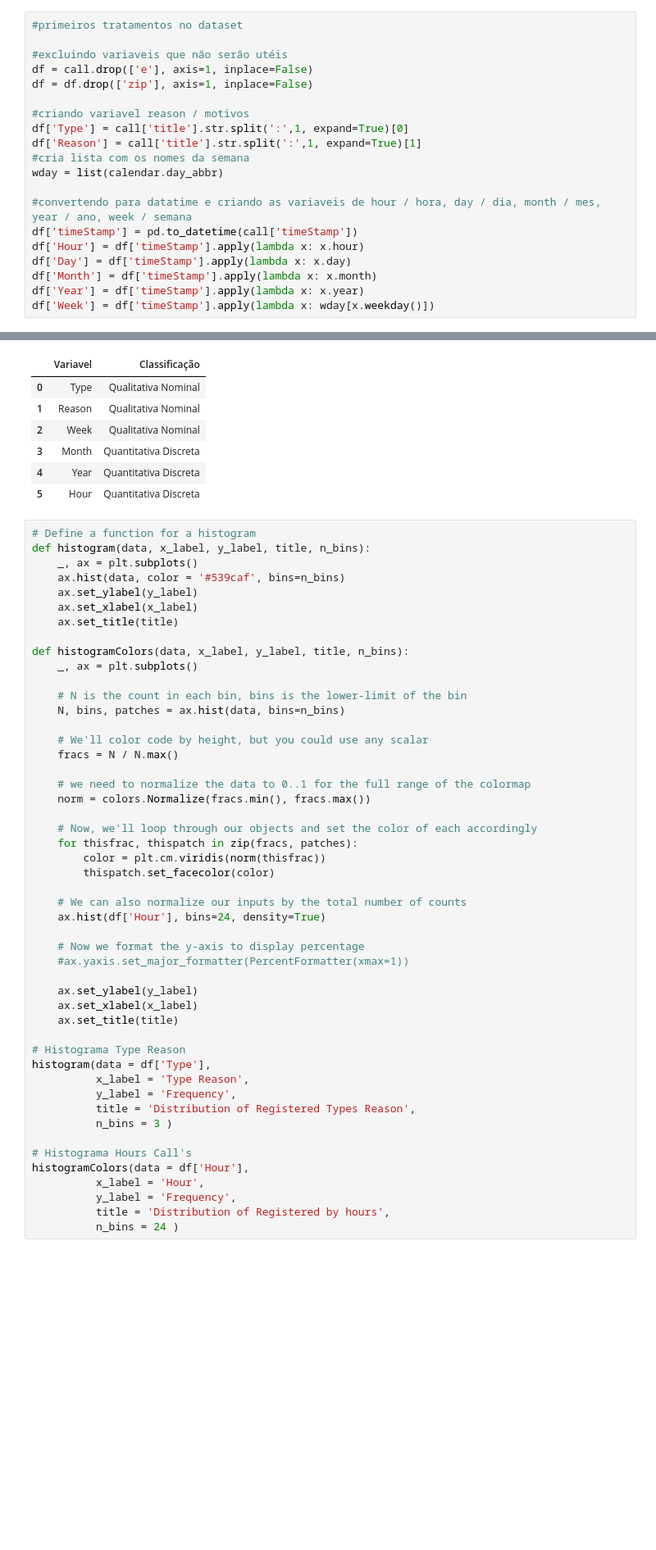
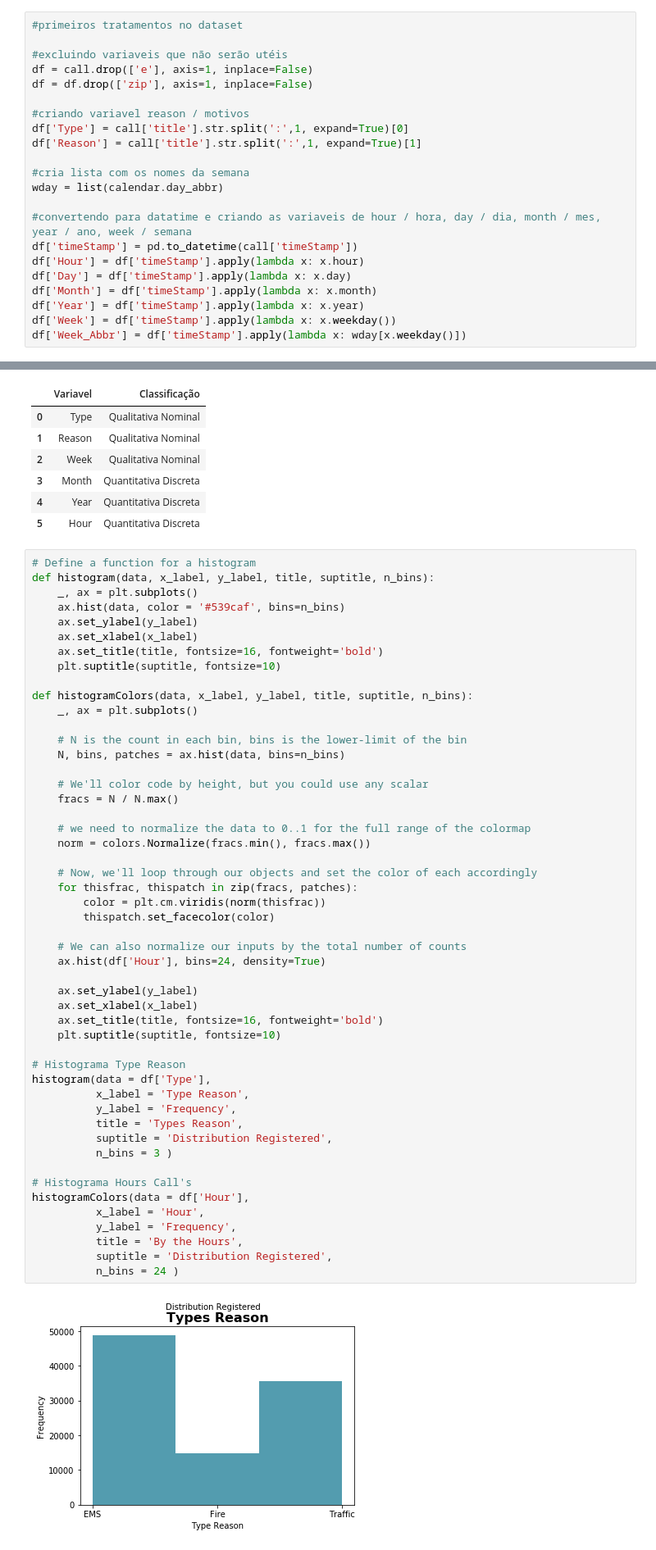
Before and after one commit to aabrantes/datascience, a Jupyter notebook: Trabalho_Apresentação.ipynb, the cells around one changed output, grey strips where cells are left out. Shown: that part at 82% size. Cells and saved outputs as stored; diff of their text form; blank space fills up the shorter version.

```diff
--- a/Trabalho_Apresentação.ipynb
+++ b/Trabalho_Apresentação.ipynb
@@ -36,6 +35,7 @@ df = df.drop(['zip'], axis=1, inplace=False)
 #criando variavel reason / motivos
 df['Type'] = call['title'].str.split(':',1, expand=True)[0]
 df['Reason'] = call['title'].str.split(':',1, expand=True)[1]
+
 #cria lista com os nomes da semana
 wday = list(calendar.day_abbr)
 
@@ -45,7 +45,8 @@ df['Hour'] = df['timeStamp'].apply(lambda x: x.hour)
 df['Day'] = df['timeStamp'].apply(lambda x: x.day)
 df['Month'] = df['timeStamp'].apply(lambda x: x.month)
 df['Year'] = df['timeStamp'].apply(lambda x: x.year)
-df['Week'] = df['timeStamp'].apply(lambda x: wday[x.weekday()])
+df['Week'] = df['timeStamp'].apply(lambda x: x.weekday())
+df['Week_Abbr'] = df['timeStamp'].apply(lambda x: wday[x.weekday()])
 # %%
 df.head(1)
 # %% [output]
@@ -70,50 +71,53 @@ variaveis
 | 5 | Hour | Quantitativa Discreta |
 # %%
 # Define a function for a histogram
-def histogram(data, x_label, y_label, title, n_bins):
+def histogram(data, x_label, y_label, title, suptitle, n_bins):
     _, ax = plt.subplots()
     ax.hist(data, color = '#539caf', bins=n_bins)
     ax.set_ylabel(y_label)
     ax.set_xlabel(x_label)
-    ax.set_title(title)
+    ax.set_title(title, fontsize=16, fontweight='bold')
+    plt.suptitle(suptitle, fontsize=10)
 
-def histogramColors(data, x_label, y_label, title, n_bins):
+def histogramColors(data, x_label, y_label, title, suptitle, n_bins):
     _, ax = plt.subplots()
 
     # N is the count in each bin, bins is the lower-limit of the bin
     N, bins, patches = ax.hist(data, bins=n_bins)
 
     # We'll color code by height, but you could use any scalar
     fracs = N / N.max()
 
     # we need to normalize the data to 0..1 for the full range of the colormap
     norm = colors.Normalize(fracs.min(), fracs.max())
 
     # Now, we'll loop through our objects and set the color of each accordingly
     for thisfrac, thispatch in zip(fracs, patches):
         color = plt.cm.viridis(norm(thisfrac))
         thispatch.set_facecolor(color)
 
     # We can also normalize our inputs by the total number of counts
     ax.hist(df['Hour'], bins=24, density=True)
 
-    # Now we format the y-axis to display percentage
-    #ax.yaxis.set_major_formatter(PercentFormatter(xmax=1))
-
     ax.set_ylabel(y_label)
     ax.set_xlabel(x_label)
-    ax.set_title(title)
+    ax.set_title(title, fontsize=16, fontweight='bold')
+    plt.suptitle(suptitle, fontsize=10)
 
 # Histograma Type Reason
 histogram(data = df['Type'],
           x_label = 'Type Reason',
           y_label = 'Frequency',
-          title = 'Distribution of Registered Types Reason',
+          title = 'Types Reason',
+          suptitle = 'Distribution Registered',
           n_bins = 3 )
 
 # Histograma Hours Call's
 histogramColors(data = df['Hour'],
           x_label = 'Hour',
           y_label = 'Frequency',
-          title = 'Distribution of Registered by hours',
+          title = 'By the Hours',
+          suptitle = 'Distribution Registered',
           n_bins = 24 )
+# %% [output]
+[figure, added]
```
Also changed, not shown: parts of 4 cells of this notebook.
